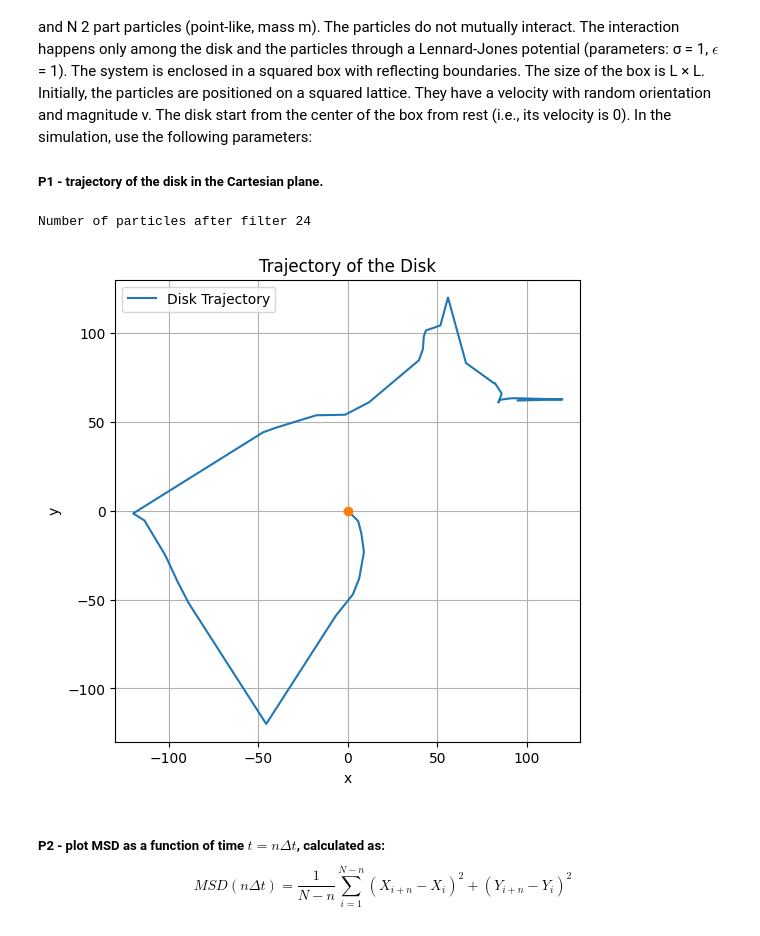
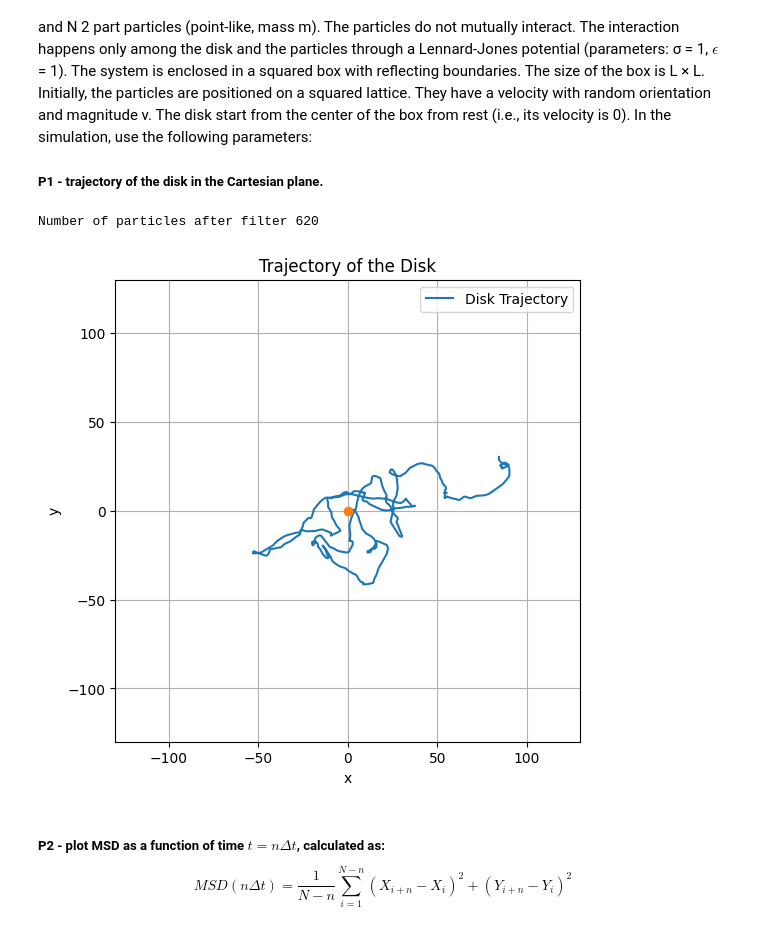
Before and after one commit to Wessias/SOCS, a Jupyter notebook: HW1/hw1-viggo-wessner.ipynb, the cells around one changed output. Saved outputs shown, nothing was run; the diff lists cells and outputs as text; code cells hidden in the pictures.

```diff
--- a/HW1/hw1-viggo-wessner.ipynb
+++ b/HW1/hw1-viggo-wessner.ipynb
@@ -23,7 +23,7 @@ eps = 1
 
 m_p = 1
 v0_p = 10
-N_p = 25
+N_p = 25*25
 
 m_d = 10
 R_d = 10
@@ -64,21 +64,17 @@ for i in range(N_p):
 # Current time srep.
 N_p = len(filtered_indices)
 print("Number of particles after filter", N_p)
-N_p += 1
 
 x_d_half = 0
 y_d_half = 0
 x = x0[filtered_indices]
 y = y0[filtered_indices]
 
-#Just added 1 extra particle outside of death zone to make it 25 in total
-x = np.append(x, 0.0)
-y = np.append(y, 42.0)
 
 x_half = np.zeros(N_p)
 y_half = np.zeros(N_p)
 v = v0_p
-phi = phi0 #[filtered_indicies]
+phi = phi0[filtered_indices]
 vx = v0_p * np.cos(phi)
 vy = v0_p* np.sin(phi)
 
@@ -206,35 +202,35 @@ for step in range(num_steps):
 
     #Store disc pos
     disc_positions.append((x_d, y_d))
     disc_velocities.append((vx_d, vy_d))
 
     # Update variables for next iteration
     x = nx
     y = ny
     vx = nvx
     vy = nvy
     x_d = nx_d
     y_d = ny_d
     vx_d = nvx_d
     vy_d = nvy_d
 
 disc_positions = np.array(disc_positions)
 
 # Plot P1: Trajectory of the disk
 plt.figure(figsize=(6, 6))
 plt.plot(disc_positions[:, 0], disc_positions[:, 1], label="Disk Trajectory")
 plt.plot(disc_positions[0,0], disc_positions[0,1], "-o")
 plt.xlabel("x")
 plt.ylabel("y")
 plt.title("Trajectory of the Disk")
 plt.legend()
 plt.xlim(-L/2, L/2)
 plt.ylim(-L/2, L/2)
 plt.grid(True)
 plt.show()
 # %% [output]
-Number of particles after filter 24
+Number of particles after filter 620
-[figure, old version]
+[figure, new version]
 # %% [markdown]
 ##### **P2** - plot MSD as a function of time $t=n\Delta t$, calculated as: $$MSD(n\Delta t) =\frac{1}{N-n}\sum_{i=1}^{N-n}(X_{i+n}- X_i)^2 + (Y_{i+n} - Y_i)^2$$
 # %%
```
Also changed, not shown: parts of 2 cells of this notebook.
